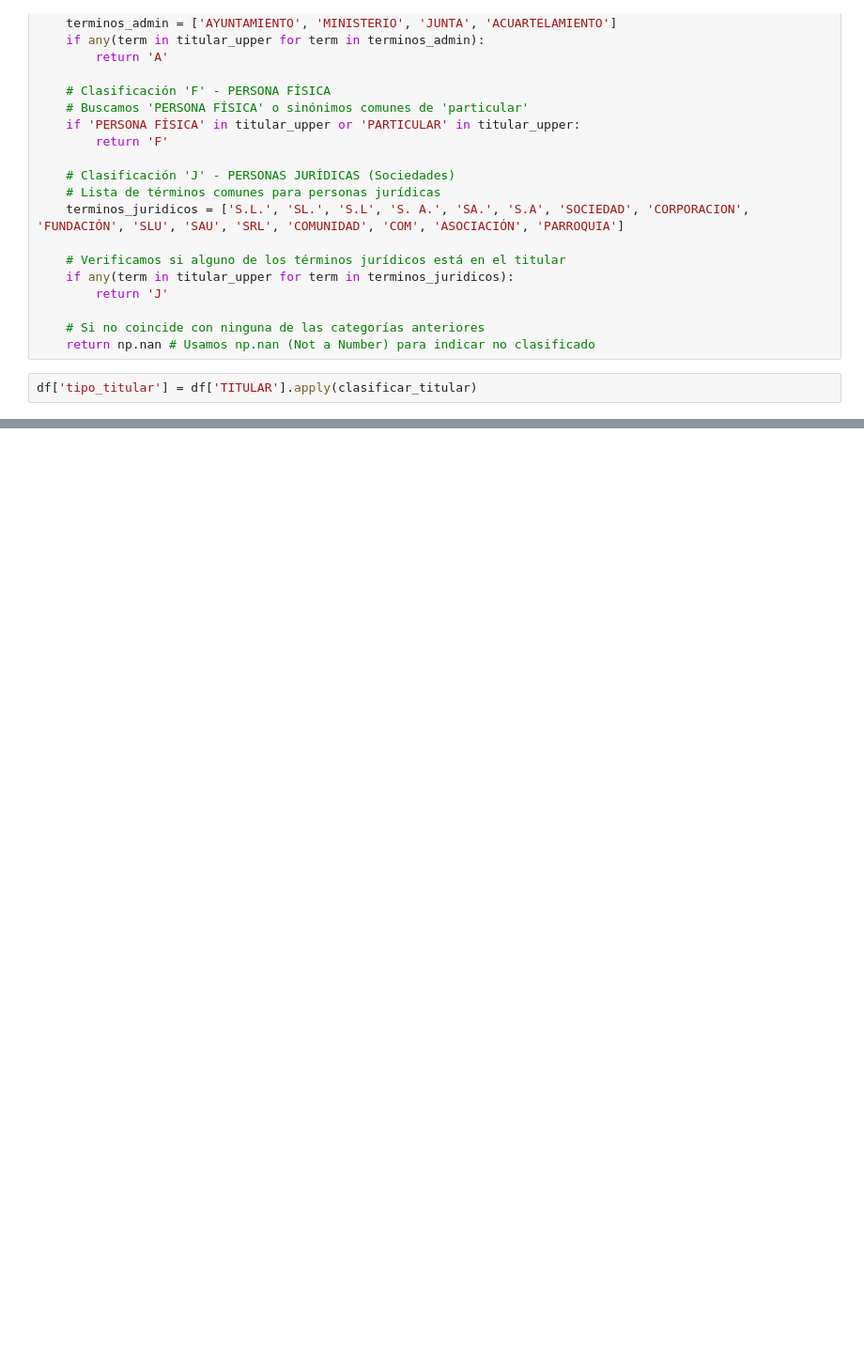
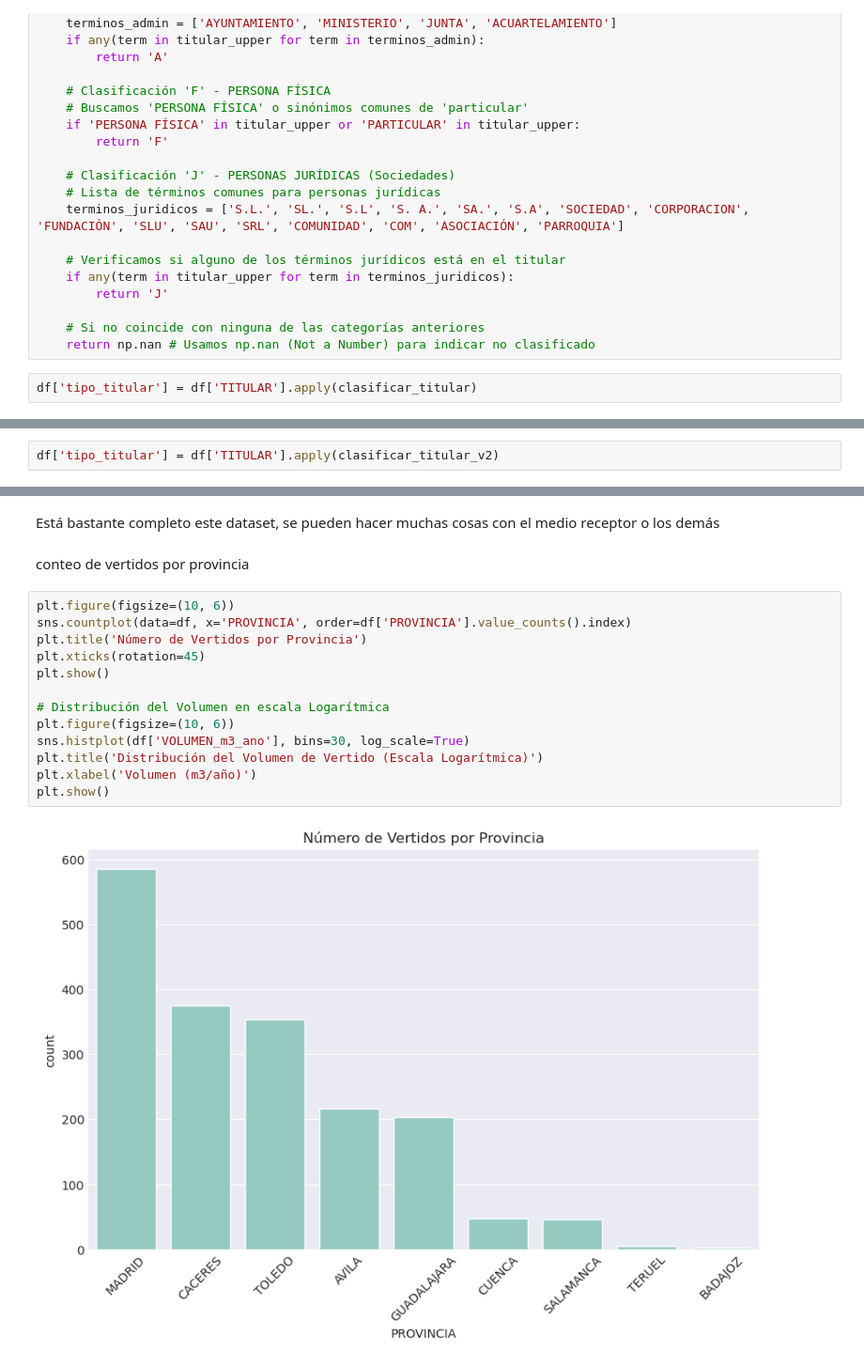
Before and after one commit to theDuoXu/Project-Stalker, a Jupyter notebook: notebooks/Análisis del Censo de autorizados a verter.ipynb, the cells around one changed output, grey strips where cells are left out. Shown at 94% size. Cells and saved outputs as stored; diff of their text form; blank space fills up the shorter version.

```diff
--- a/notebooks/Análisis del Censo de autorizados a verter.ipynb
+++ b/notebooks/Análisis del Censo de autorizados a verter.ipynb
@@ -147,0 +292,2 @@ df[df['tipo_titular'].isnull()]
+# %%
+df['tipo_titular'] = df['TITULAR'].apply(clasificar_titular_v2)
@@ -147,0 +352,19 @@ df[df['tipo_titular'].isnull()]
+# %% [markdown]
+Está bastante completo este dataset, se pueden hacer muchas cosas con el medio receptor o los demás
+# %% [markdown]
+conteo de vertidos por provincia
+# %%
+plt.figure(figsize=(10, 6))
+sns.countplot(data=df, x='PROVINCIA', order=df['PROVINCIA'].value_counts().index)
+plt.title('Número de Vertidos por Provincia')
+plt.xticks(rotation=45)
+plt.show()
+
+# Distribución del Volumen en escala Logarítmica
+plt.figure(figsize=(10, 6))
+sns.histplot(df['VOLUMEN_m3_ano'], bins=30, log_scale=True)
+plt.title('Distribución del Volumen de Vertido (Escala Logarítmica)')
+plt.xlabel('Volumen (m3/año)')
+plt.show()
+# %% [output]
+[figure, added]
```
Also changed, not shown: parts of 56 cells of this notebook, 1 other file.
